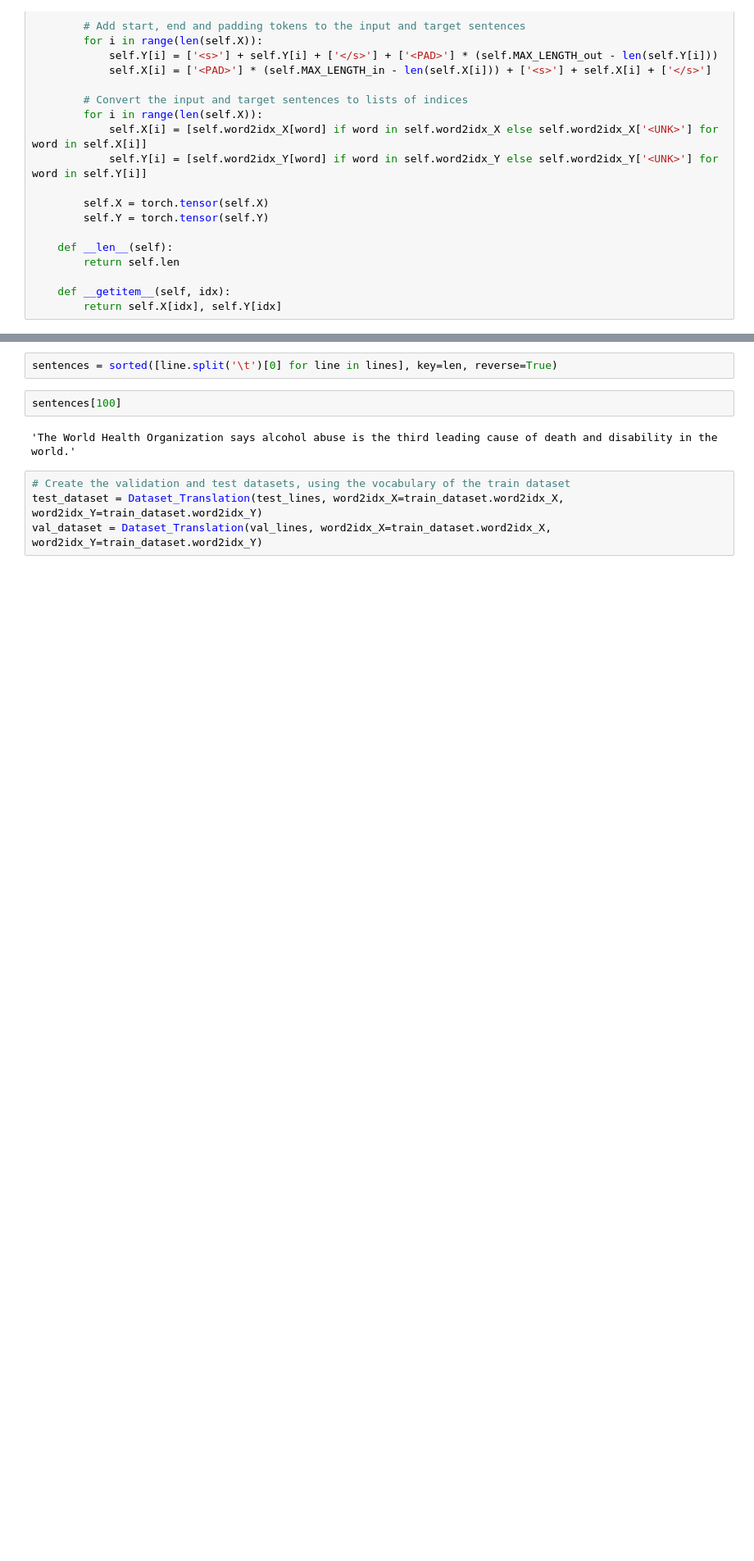
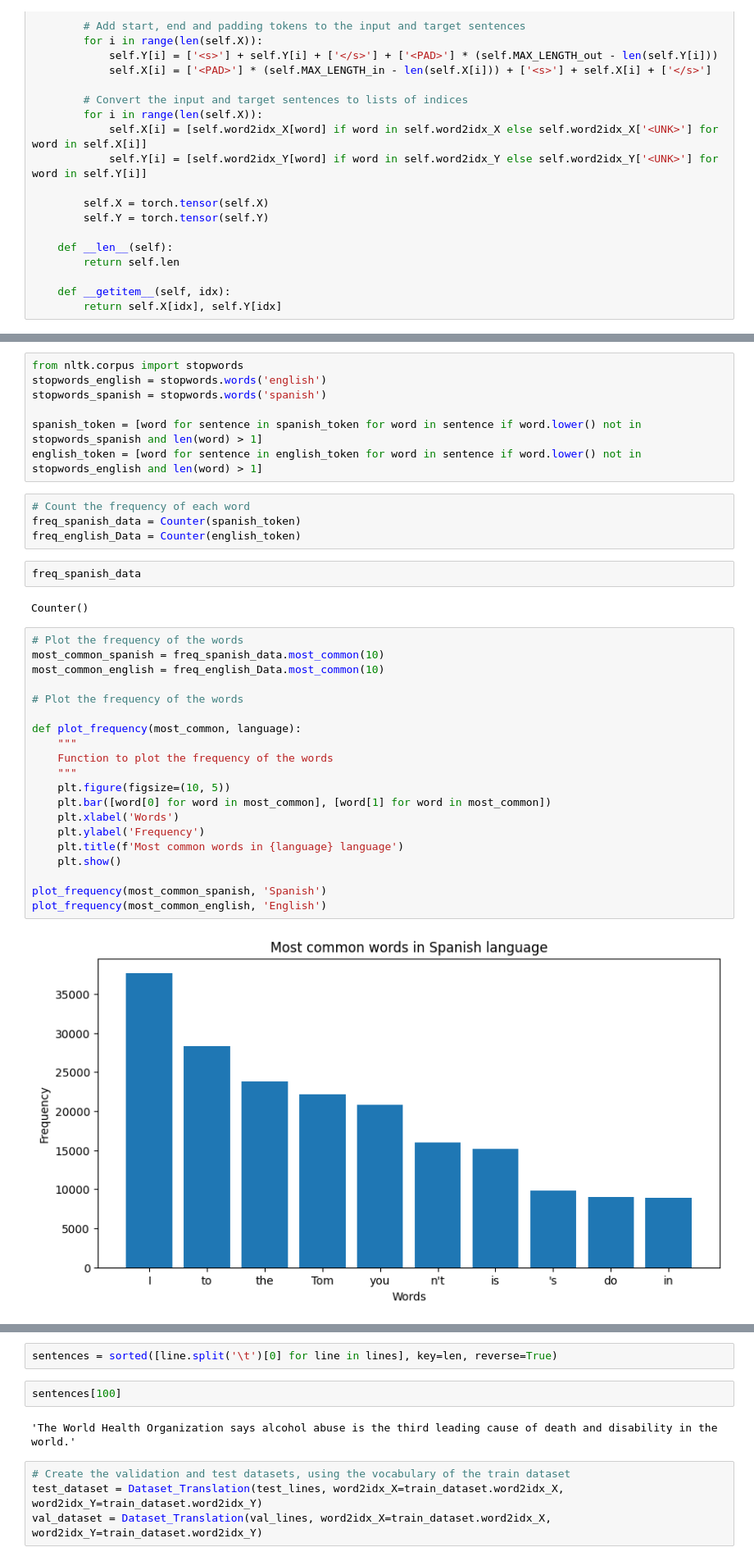
Before and after one commit to NilBiescas/NLP, a Jupyter notebook: exercises_day6/exercise6.ipynb, the cells around one changed output, grey strips where cells are left out. Shown at 82% size. Cells and saved outputs as stored; diff of their text form; blank space fills up the shorter version.

```diff
--- a/exercises_day6/exercise6.ipynb
+++ b/exercises_day6/exercise6.ipynb
@@ -108,0 +146,37 @@ class Dataset_Translation(Dataset):
+# %%
+from nltk.corpus import stopwords
+stopwords_english = stopwords.words('english')
+stopwords_spanish = stopwords.words('spanish')
+
+spanish_token = [word for sentence in spanish_token for word in sentence if word.lower() not in stopwords_spanish and len(word) > 1]
+english_token = [word for sentence in english_token for word in sentence if word.lower() not in stopwords_english and len(word) > 1]
+# %%
+# Count the frequency of each word
+freq_spanish_data = Counter(spanish_token)
+freq_english_Data = Counter(english_token)
+# %%
+freq_spanish_data
+# %% [output]
+Counter()
+# %%
+# Plot the frequency of the words
+most_common_spanish = freq_spanish_data.most_common(10)
+most_common_english = freq_english_Data.most_common(10)
+
+# Plot the frequency of the words
+
+def plot_frequency(most_common, language):
+    """
+    Function to plot the frequency of the words
+    """
+    plt.figure(figsize=(10, 5))
+    plt.bar([word[0] for word in most_common], [word[1] for word in most_common])
+    plt.xlabel('Words')
+    plt.ylabel('Frequency')
+    plt.title(f'Most common words in {language} language')
+    plt.show()
+
+plot_frequency(most_common_spanish, 'Spanish')
+plot_frequency(most_common_english, 'English')
+# %% [output]
+[figure, added]
```
Also changed, not shown: parts of 9 cells of this notebook, 1 other file.
